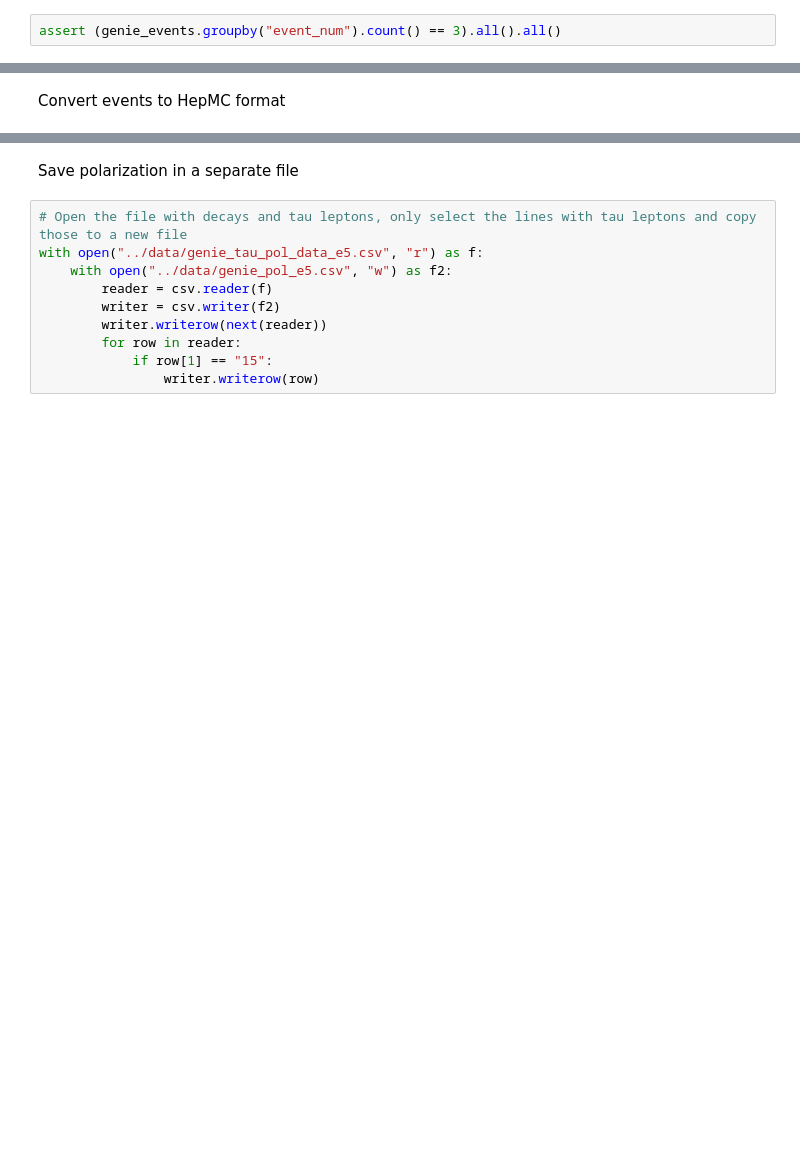
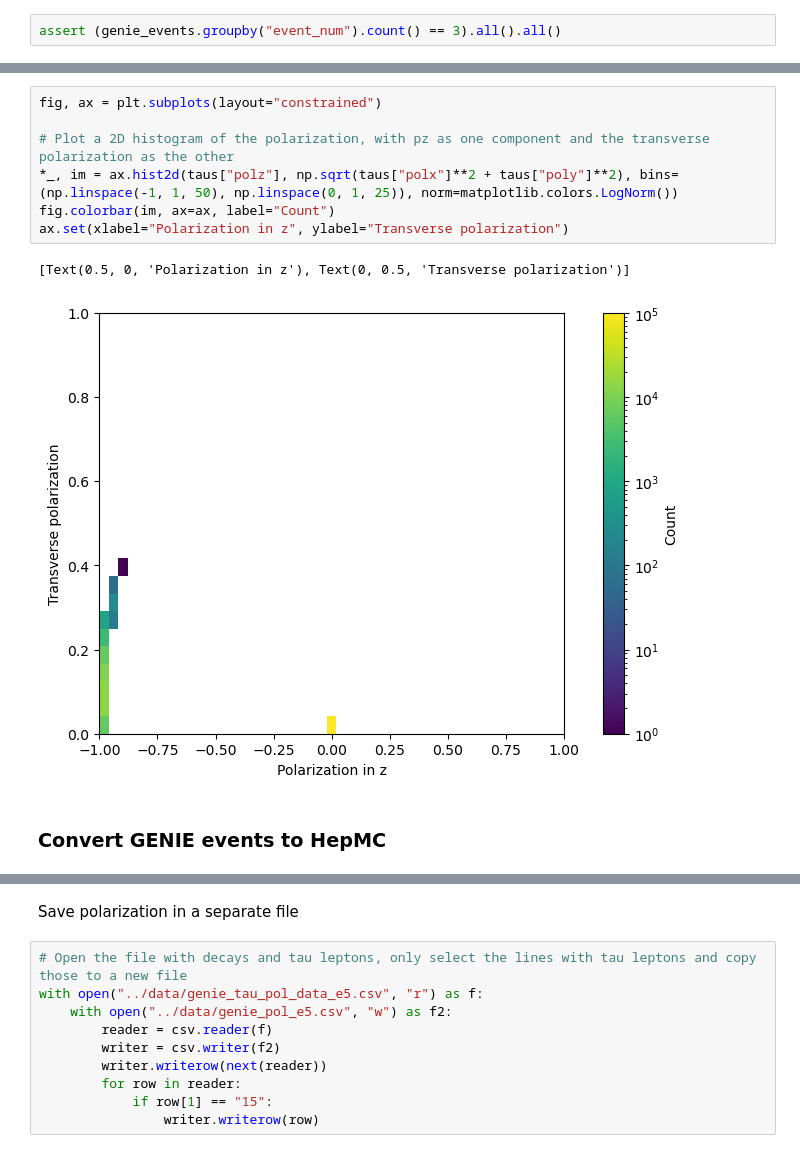
Before and after one commit to simonthor/tau-polarization-icecube, a Jupyter notebook: icecube-tau-decays/csv2hepmc.ipynb, the cells around one changed output, grey strips where cells are left out. Cells and saved outputs as stored; diff of their text form; blank space fills up the shorter version.

```diff
--- a/icecube-tau-decays/csv2hepmc.ipynb
+++ b/icecube-tau-decays/csv2hepmc.ipynb
@@ -100,5 +89,15 @@ genie_events["event_num"].unique().size
+# %%
+fig, ax = plt.subplots(layout="constrained")
+
+# Plot a 2D histogram of the polarization, with pz as one component and the transverse polarization as the other
+*_, im = ax.hist2d(taus["polz"], np.sqrt(taus["polx"]**2 + taus["poly"]**2), bins=(np.linspace(-1, 1, 50), np.linspace(0, 1, 25)), norm=matplotlib.colors.LogNorm())
+fig.colorbar(im, ax=ax, label="Count")
+ax.set(xlabel="Polarization in z", ylabel="Transverse polarization")
+# %% [output]
+[Text(0.5, 0, 'Polarization in z'), Text(0, 0.5, 'Transverse polarization')]
+[figure, added]
 # %% [markdown]
-Convert events to HepMC format
+### Convert GENIE events to HepMC
 # %%
 with pyhepmc.open("../data/tauola_input_genie_e5.dat", "w") as f:
     for event_num, event in genie_events.groupby("event_num"):
```
Also changed, not shown: parts of 11 cells of this notebook.
